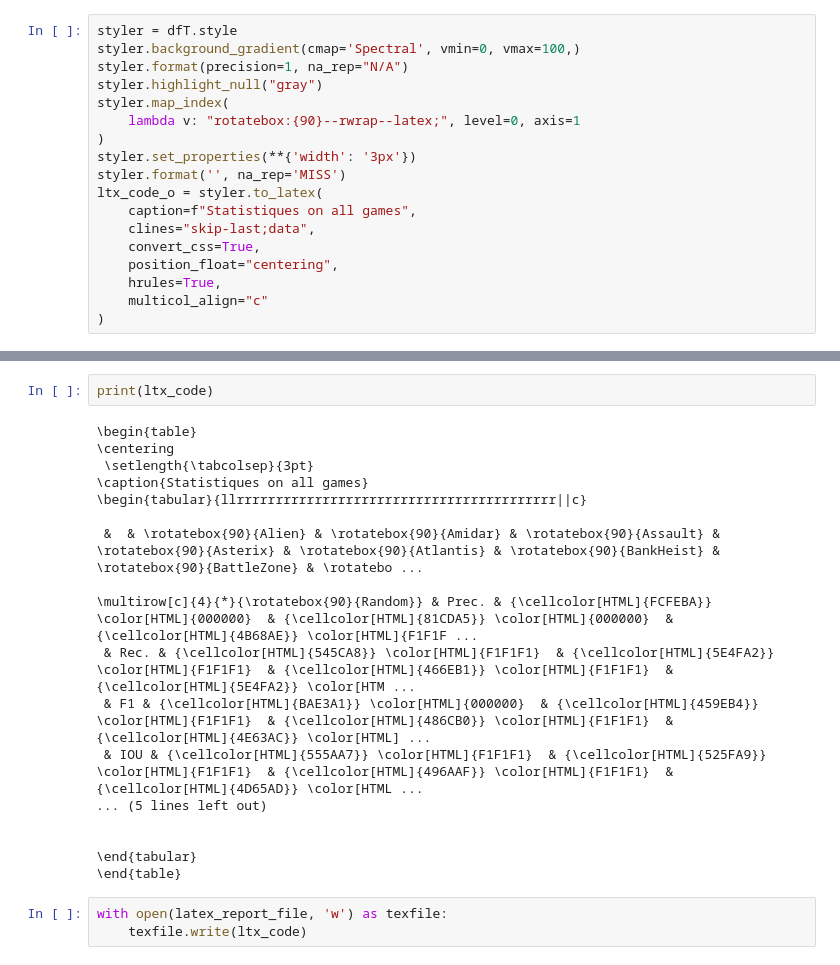
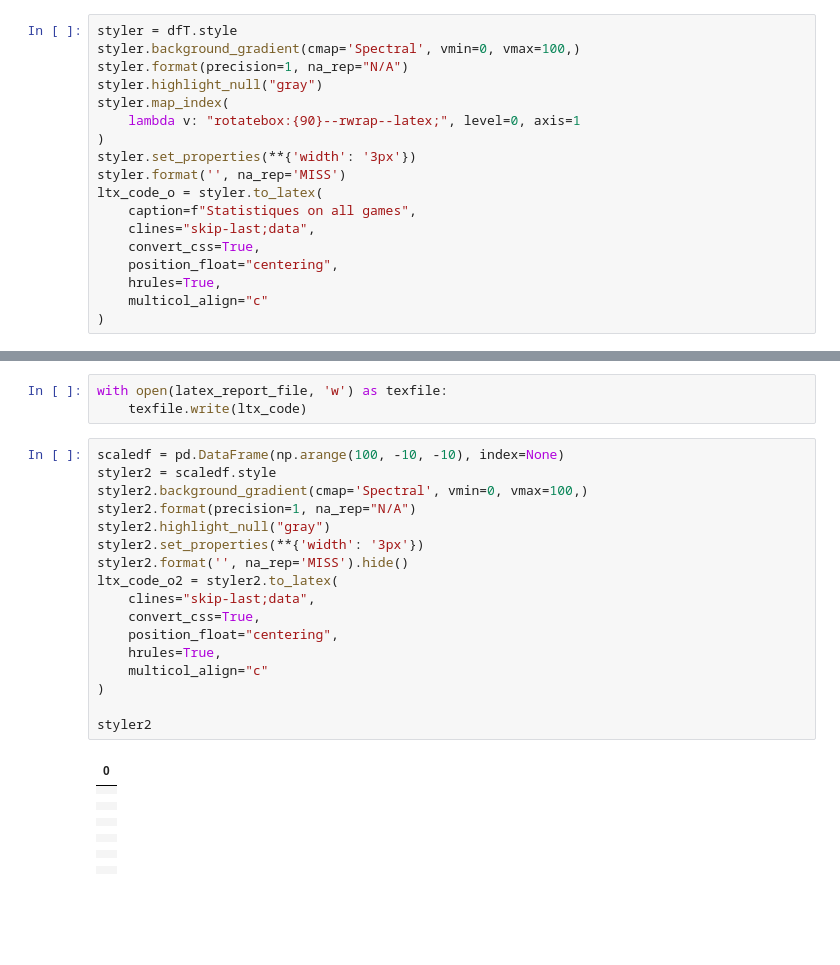
Before and after one commit to k4ntz/OC_Atari, a Jupyter notebook: scripts/extract_latex_horizontal.ipynb, the cells around one changed output, grey strips where cells are left out. Saved outputs shown, nothing was run; the diff lists cells and outputs as text; blank space fills up the shorter version.

```diff
--- a/scripts/extract_latex_horizontal.ipynb
+++ b/scripts/extract_latex_horizontal.ipynb
@@ -83,23 +103,33 @@ for rpl in replacements:
-# %%
-print(ltx_code)
-# %% [output]
-\begin{table}
-\centering
- \setlength{\tabcolsep}{3pt}
-\caption{Statistiques on all games}
-\begin{tabular}{llrrrrrrrrrrrrrrrrrrrrrrrrrrrrrrrrrrrrrrrrr||c}
-
- &  & \rotatebox{90}{Alien} & \rotatebox{90}{Amidar} & \rotatebox{90}{Assault} & \rotatebox{90}{Asterix} & \rotatebox{90}{Atlantis} & \rotatebox{90}{BankHeist} & \rotatebox{90}{BattleZone} & \rotatebo ...
-
-\multirow[c]{4}{*}{\rotatebox{90}{Random}} & Prec. & {\cellcolor[HTML]{FCFEBA}} \color[HTML]{000000}  & {\cellcolor[HTML]{81CDA5}} \color[HTML]{000000}  & {\cellcolor[HTML]{4B68AE}} \color[HTML]{F1F1F ...
- & Rec. & {\cellcolor[HTML]{545CA8}} \color[HTML]{F1F1F1}  & {\cellcolor[HTML]{5E4FA2}} \color[HTML]{F1F1F1}  & {\cellcolor[HTML]{466EB1}} \color[HTML]{F1F1F1}  & {\cellcolor[HTML]{5E4FA2}} \color[HTM ...
- & F1 & {\cellcolor[HTML]{BAE3A1}} \color[HTML]{000000}  & {\cellcolor[HTML]{459EB4}} \color[HTML]{F1F1F1}  & {\cellcolor[HTML]{486CB0}} \color[HTML]{F1F1F1}  & {\cellcolor[HTML]{4E63AC}} \color[HTML] ...
- & IOU & {\cellcolor[HTML]{555AA7}} \color[HTML]{F1F1F1}  & {\cellcolor[HTML]{525FA9}} \color[HTML]{F1F1F1}  & {\cellcolor[HTML]{496AAF}} \color[HTML]{F1F1F1}  & {\cellcolor[HTML]{4D65AD}} \color[HTML ...
-... (5 lines left out)
-
-
-\end{tabular}
-\end{table}
 # %%
 with open(latex_report_file, 'w') as texfile:
     texfile.write(ltx_code)
+# %%
+scaledf = pd.DataFrame(np.arange(100, -10, -10), index=None)
+styler2 = scaledf.style
+styler2.background_gradient(cmap='Spectral', vmin=0, vmax=100,)
+styler2.format(precision=1, na_rep="N/A")
+styler2.highlight_null("gray")
+styler2.set_properties(**{'width': '3px'})
+styler2.format('', na_rep='MISS').hide()
+ltx_code_o2 = styler2.to_latex(
+    clines="skip-last;data",
+    convert_css=True,
+    position_float="centering",
+    hrules=True,
+    multicol_align="c"
+)
+
+styler2
+# %% [output]
+| 0 |
+|  |
+|  |
+|  |
+|  |
+|  |
+|  |
+|  |
+|  |
+|  |
+|  |
+|  |
```
Also changed, not shown: parts of 5 cells of this notebook, 2 other files.
